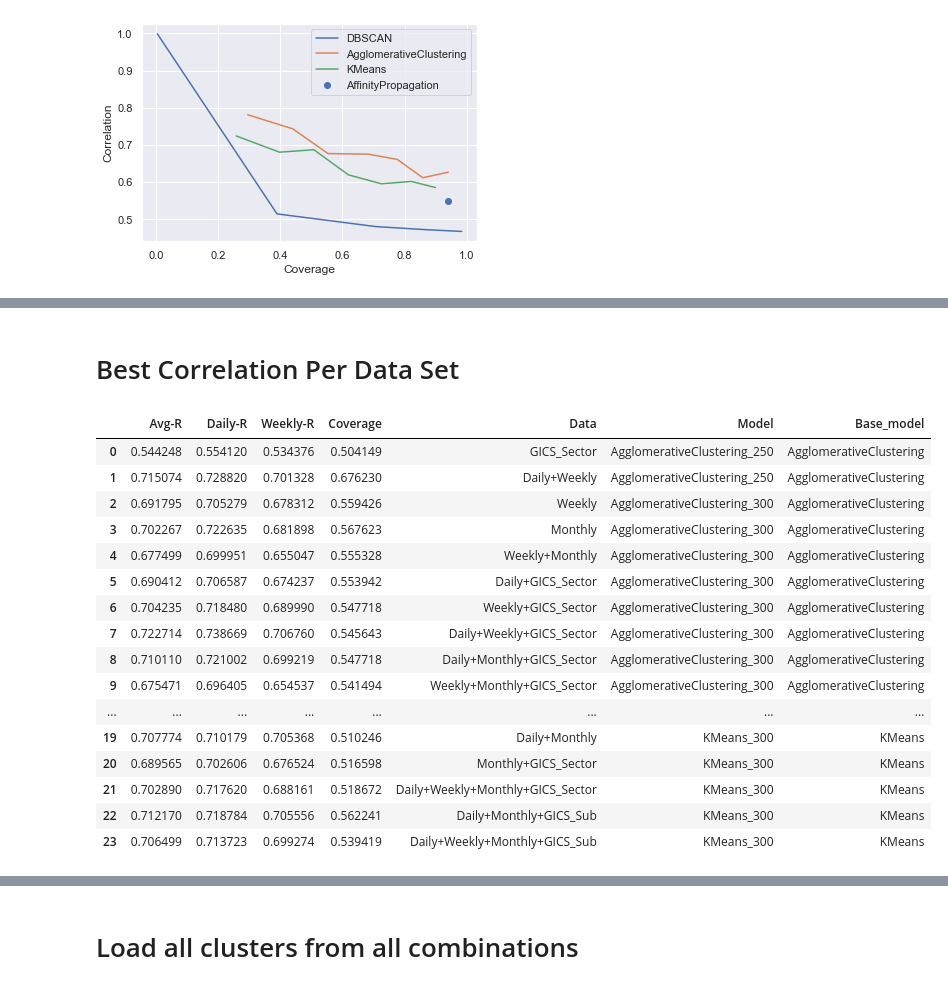
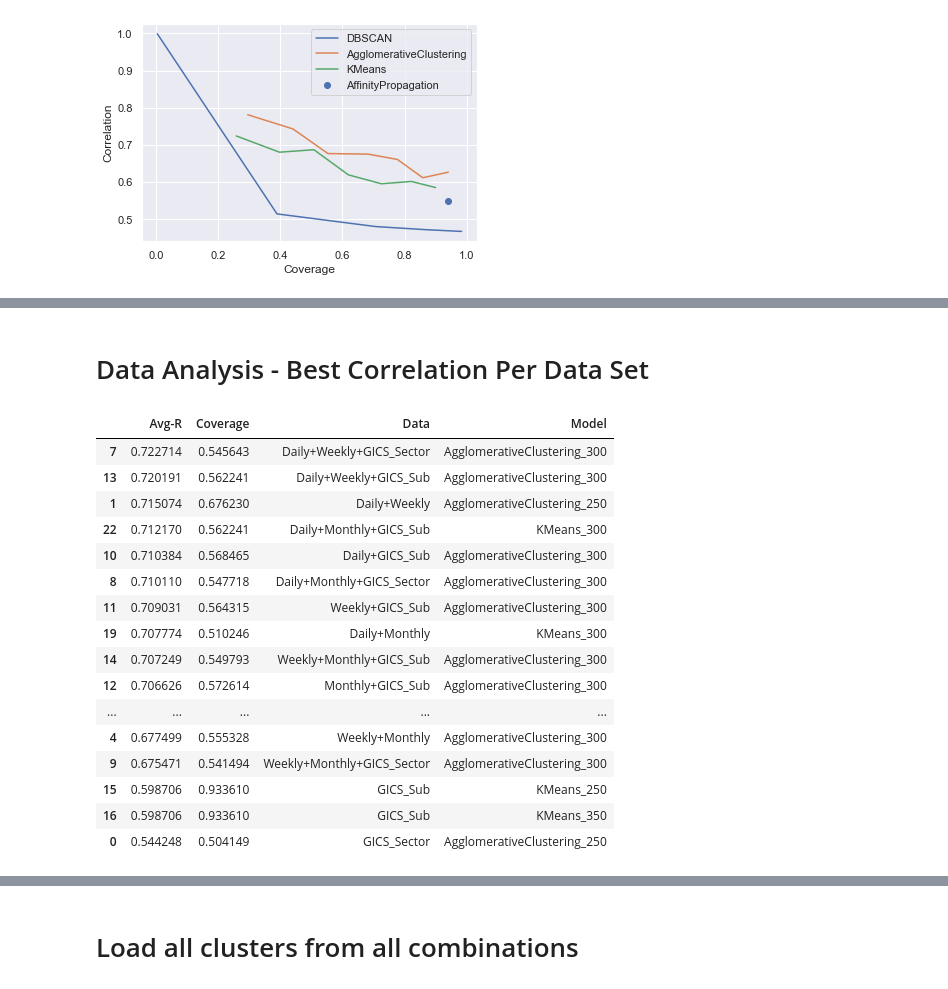
Before and after one commit to harkib/Stock-Clustering, a Jupyter notebook: visualize.ipynb, the cells around one changed output, grey strips where cells are left out. Drawn from its saved outputs; the diff is of its cells as text; code cells hidden in the pictures.

```diff
--- a/visualize.ipynb
+++ b/visualize.ipynb
@@ -59,25 +83,27 @@ plt.show()
 # %% [markdown]
-# Best Correlation Per Data Set
+# Data Analysis - Best Correlation Per Data Set
 # %%
+# get best model for each data set
 maxs = raw[raw['Coverage'] > .5][['Data','Avg-R']]
 maxs = maxs.groupby('Data').agg('max')
 bests = pd.merge(raw,maxs,on=['Avg-R','Data'])
+bests = bests.sort_values('Avg-R', ascending = False)[['Avg-R','Coverage','Data','Model']]
 bests
 # %% [output]
-|  | Avg-R | Daily-R | Weekly-R | Coverage | Data | Model | Base_model |
-| 0 | 0.544248 | 0.554120 | 0.534376 | 0.504149 | GICS_Sector | AgglomerativeClustering_250 | AgglomerativeClustering |
-| 1 | 0.715074 | 0.728820 | 0.701328 | 0.676230 | Daily+Weekly | AgglomerativeClustering_250 | AgglomerativeClustering |
-| 2 | 0.691795 | 0.705279 | 0.678312 | 0.559426 | Weekly | AgglomerativeClustering_300 | AgglomerativeClustering |
-| 3 | 0.702267 | 0.722635 | 0.681898 | 0.567623 | Monthly | AgglomerativeClustering_300 | AgglomerativeClustering |
-| 4 | 0.677499 | 0.699951 | 0.655047 | 0.555328 | Weekly+Monthly | AgglomerativeClustering_300 | AgglomerativeClustering |
-| 5 | 0.690412 | 0.706587 | 0.674237 | 0.553942 | Daily+GICS_Sector | AgglomerativeClustering_300 | AgglomerativeClustering |
-| 6 | 0.704235 | 0.718480 | 0.689990 | 0.547718 | Weekly+GICS_Sector | AgglomerativeClustering_300 | AgglomerativeClustering |
-| 7 | 0.722714 | 0.738669 | 0.706760 | 0.545643 | Daily+Weekly+GICS_Sector | AgglomerativeClustering_300 | AgglomerativeClustering |
-| 8 | 0.710110 | 0.721002 | 0.699219 | 0.547718 | Daily+Monthly+GICS_Sector | AgglomerativeClustering_300 | AgglomerativeClustering |
-| 9 | 0.675471 | 0.696405 | 0.654537 | 0.541494 | Weekly+Monthly+GICS_Sector | AgglomerativeClustering_300 | AgglomerativeClustering |
-| ... | ... | ... | ... | ... | ... | ... | ... |
-| 19 | 0.707774 | 0.710179 | 0.705368 | 0.510246 | Daily+Monthly | KMeans_300 | KMeans |
-| 20 | 0.689565 | 0.702606 | 0.676524 | 0.516598 | Monthly+GICS_Sector | KMeans_300 | KMeans |
-| 21 | 0.702890 | 0.717620 | 0.688161 | 0.518672 | Daily+Weekly+Monthly+GICS_Sector | KMeans_300 | KMeans |
-| 22 | 0.712170 | 0.718784 | 0.705556 | 0.562241 | Daily+Monthly+GICS_Sub | KMeans_300 | KMeans |
-| 23 | 0.706499 | 0.713723 | 0.699274 | 0.539419 | Daily+Weekly+Monthly+GICS_Sub | KMeans_300 | KMeans |
+|  | Avg-R | Coverage | Data | Model |
+| 7 | 0.722714 | 0.545643 | Daily+Weekly+GICS_Sector | AgglomerativeClustering_300 |
+| 13 | 0.720191 | 0.562241 | Daily+Weekly+GICS_Sub | AgglomerativeClustering_300 |
+| 1 | 0.715074 | 0.676230 | Daily+Weekly | AgglomerativeClustering_250 |
+| 22 | 0.712170 | 0.562241 | Daily+Monthly+GICS_Sub | KMeans_300 |
+| 10 | 0.710384 | 0.568465 | Daily+GICS_Sub | AgglomerativeClustering_300 |
+| 8 | 0.710110 | 0.547718 | Daily+Monthly+GICS_Sector | AgglomerativeClustering_300 |
+| 11 | 0.709031 | 0.564315 | Weekly+GICS_Sub | AgglomerativeClustering_300 |
+| 19 | 0.707774 | 0.510246 | Daily+Monthly | KMeans_300 |
+| 14 | 0.707249 | 0.549793 | Weekly+Monthly+GICS_Sub | AgglomerativeClustering_300 |
+| 12 | 0.706626 | 0.572614 | Monthly+GICS_Sub | AgglomerativeClustering_300 |
+| ... | ... | ... | ... | ... |
+| 4 | 0.677499 | 0.555328 | Weekly+Monthly | AgglomerativeClustering_300 |
+| 9 | 0.675471 | 0.541494 | Weekly+Monthly+GICS_Sector | AgglomerativeClustering_300 |
+| 15 | 0.598706 | 0.933610 | GICS_Sub | KMeans_250 |
+| 16 | 0.598706 | 0.933610 | GICS_Sub | KMeans_350 |
+| 0 | 0.544248 | 0.504149 | GICS_Sector | AgglomerativeClustering_250 |
```
Also changed, not shown: parts of 18 cells of this notebook.
